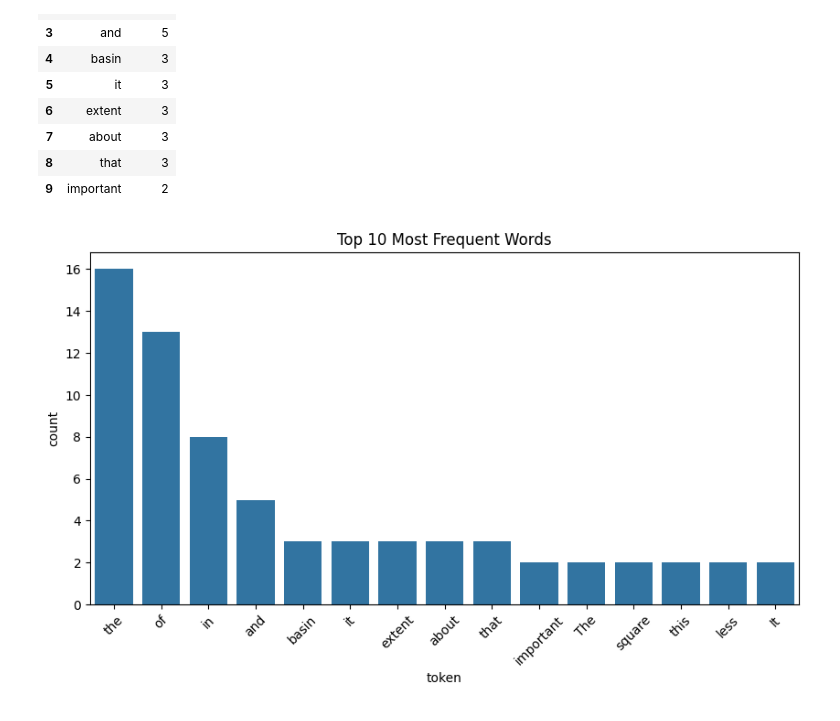
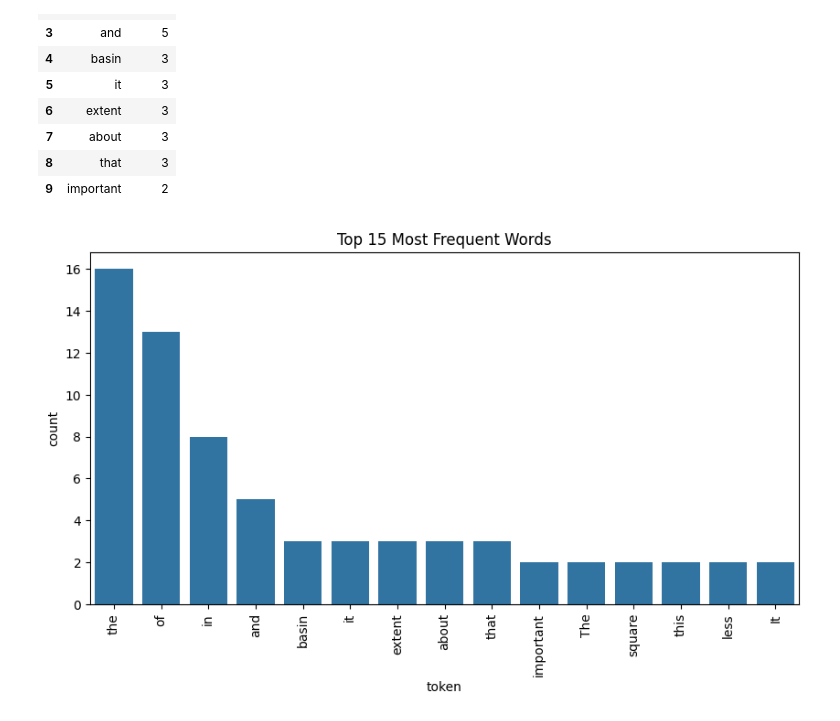
Before and after one commit to DhairyaDave08/MSOC-BetaData, a Jupyter notebook: Week 2/Week_2_Dhairya_Dave.ipynb, the cells around one changed output. Saved outputs shown, nothing was run; the diff lists cells and outputs as text; code cells hidden in the pictures.

```diff
--- a/Week 2/Week_2_Dhairya_Dave.ipynb
+++ b/Week 2/Week_2_Dhairya_Dave.ipynb
@@ -277,8 +277,8 @@ freq.head(10)
 # %%
 plt.figure(figsize=(10,5))
 sns.barplot(data=freq, x='token', y='count')
-plt.title('Top 10 Most Frequent Words')
-plt.xticks(rotation=45)
+plt.title('Top 15 Most Frequent Words')
+plt.xticks(rotation=90)
 plt.show()
 # %% [output]
-[figure, old version]
+[figure, new version]
```
